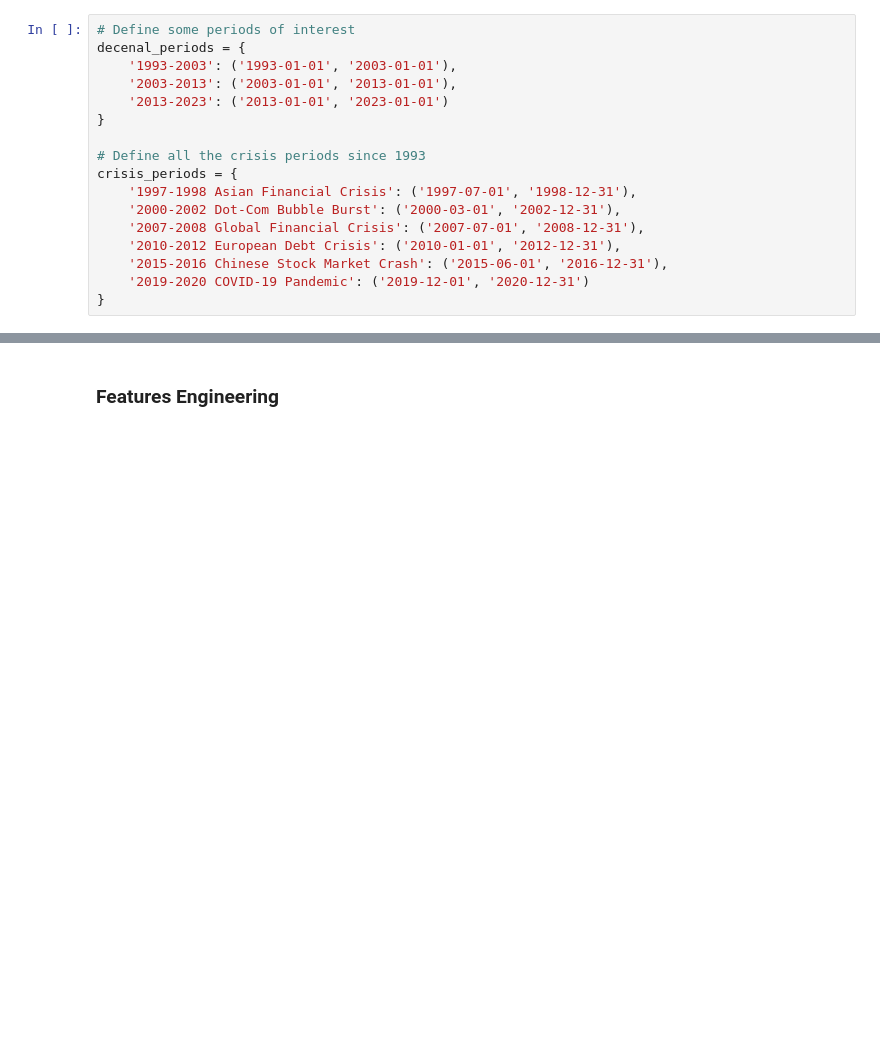
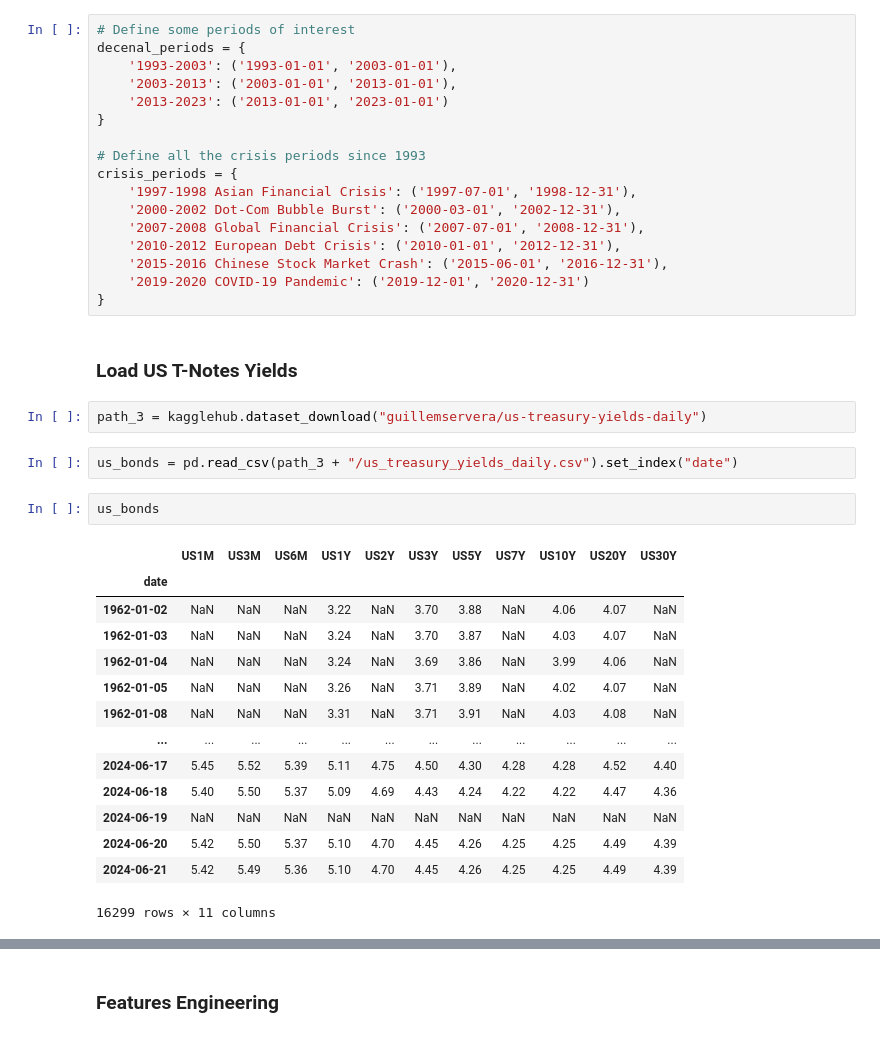
Before and after one commit to pafruchtenreich/ML_for_finance, a Jupyter notebook: notebook.ipynb, the cells around one changed output, grey strips where cells are left out. Drawn from its saved outputs; the diff is of its cells as text; blank space fills up the shorter version.

```diff
--- a/notebook.ipynb
+++ b/notebook.ipynb
@@ -166,3 +166,26 @@ crisis_periods = {
     '2015-2016 Chinese Stock Market Crash': ('2015-06-01', '2016-12-31'),
     '2019-2020 COVID-19 Pandemic': ('2019-12-01', '2020-12-31')
 }
+# %% [markdown]
+### Load US T-Notes Yields
+# %%
+path_3 = kagglehub.dataset_download("guillemservera/us-treasury-yields-daily")
+# %%
+us_bonds = pd.read_csv(path_3 + "/us_treasury_yields_daily.csv").set_index("date")
+# %%
+us_bonds
+# %% [output]
+|  | US1M | US3M | US6M | US1Y | US2Y | US3Y | US5Y | US7Y | US10Y | US20Y | US30Y |
+| date |  |  |  |  |  |  |  |  |  |  |  |
+| 1962-01-02 | NaN | NaN | NaN | 3.22 | NaN | 3.70 | 3.88 | NaN | 4.06 | 4.07 | NaN |
+| 1962-01-03 | NaN | NaN | NaN | 3.24 | NaN | 3.70 | 3.87 | NaN | 4.03 | 4.07 | NaN |
+| 1962-01-04 | NaN | NaN | NaN | 3.24 | NaN | 3.69 | 3.86 | NaN | 3.99 | 4.06 | NaN |
+| 1962-01-05 | NaN | NaN | NaN | 3.26 | NaN | 3.71 | 3.89 | NaN | 4.02 | 4.07 | NaN |
+| 1962-01-08 | NaN | NaN | NaN | 3.31 | NaN | 3.71 | 3.91 | NaN | 4.03 | 4.08 | NaN |
+| ... | ... | ... | ... | ... | ... | ... | ... | ... | ... | ... | ... |
+| 2024-06-17 | 5.45 | 5.52 | 5.39 | 5.11 | 4.75 | 4.50 | 4.30 | 4.28 | 4.28 | 4.52 | 4.40 |
+| 2024-06-18 | 5.40 | 5.50 | 5.37 | 5.09 | 4.69 | 4.43 | 4.24 | 4.22 | 4.22 | 4.47 | 4.36 |
+| 2024-06-19 | NaN | NaN | NaN | NaN | NaN | NaN | NaN | NaN | NaN | NaN | NaN |
+| 2024-06-20 | 5.42 | 5.50 | 5.37 | 5.10 | 4.70 | 4.45 | 4.26 | 4.25 | 4.25 | 4.49 | 4.39 |
+| 2024-06-21 | 5.42 | 5.49 | 5.36 | 5.10 | 4.70 | 4.45 | 4.26 | 4.25 | 4.25 | 4.49 | 4.39 |
+16299 rows × 11 columns
```
Also changed, not shown: parts of 1 cell of this notebook.
